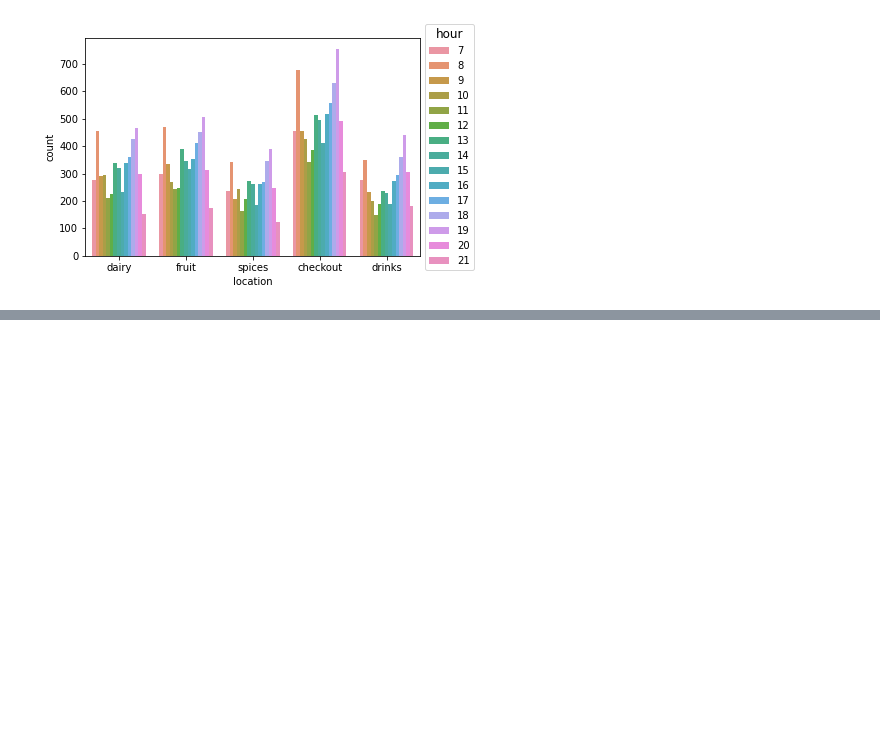
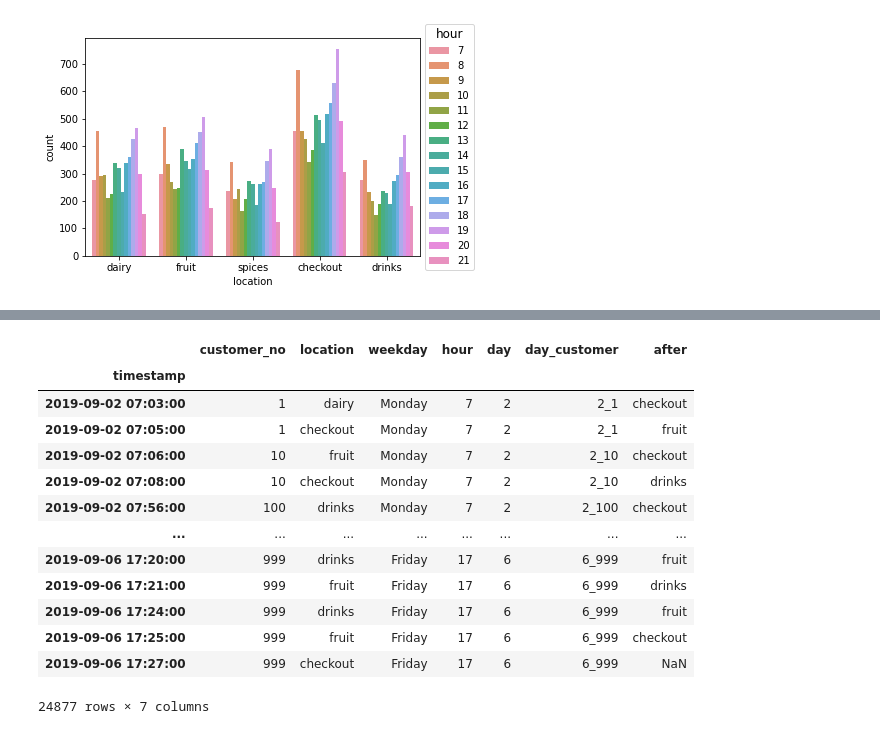
Before and after one commit to RocketRene/LemonAiders, a Jupyter notebook: EDA_creichelt.ipynb, the cells around one changed output, grey strips where cells are left out. Cells and saved outputs as stored; diff of their text form; code cells hidden in the pictures; blank space fills up the shorter version.

```diff
--- a/EDA_creichelt.ipynb
+++ b/EDA_creichelt.ipynb
@@ -102,0 +142,25 @@ plt.legend(loc='center left',bbox_to_anchor=(1,0.5),title='hour',title_fontsize=
+# %%
+df['day']=df.index.day
+# %%
+df['day_customer']=df['day'].astype(str)+'_'+df['customer_no'].astype(str)
+# %%
+df=df.sort_values(by=['day_customer','timestamp'])
+# %%
+df['after']=df['location'].shift(-1)
+# %%
+df
+# %% [output]
+|  | customer_no | location | weekday | hour | day | day_customer | after |
+| timestamp |  |  |  |  |  |  |  |
+| 2019-09-02 07:03:00 | 1 | dairy | Monday | 7 | 2 | 2_1 | checkout |
+| 2019-09-02 07:05:00 | 1 | checkout | Monday | 7 | 2 | 2_1 | fruit |
+| 2019-09-02 07:06:00 | 10 | fruit | Monday | 7 | 2 | 2_10 | checkout |
+| 2019-09-02 07:08:00 | 10 | checkout | Monday | 7 | 2 | 2_10 | drinks |
+| 2019-09-02 07:56:00 | 100 | drinks | Monday | 7 | 2 | 2_100 | checkout |
+| ... | ... | ... | ... | ... | ... | ... | ... |
+| 2019-09-06 17:20:00 | 999 | drinks | Friday | 17 | 6 | 6_999 | fruit |
+| 2019-09-06 17:21:00 | 999 | fruit | Friday | 17 | 6 | 6_999 | drinks |
+| 2019-09-06 17:24:00 | 999 | drinks | Friday | 17 | 6 | 6_999 | fruit |
+| 2019-09-06 17:25:00 | 999 | fruit | Friday | 17 | 6 | 6_999 | checkout |
+| 2019-09-06 17:27:00 | 999 | checkout | Friday | 17 | 6 | 6_999 | NaN |
+24877 rows × 7 columns
```
Also changed, not shown: parts of 16 cells of this notebook.
